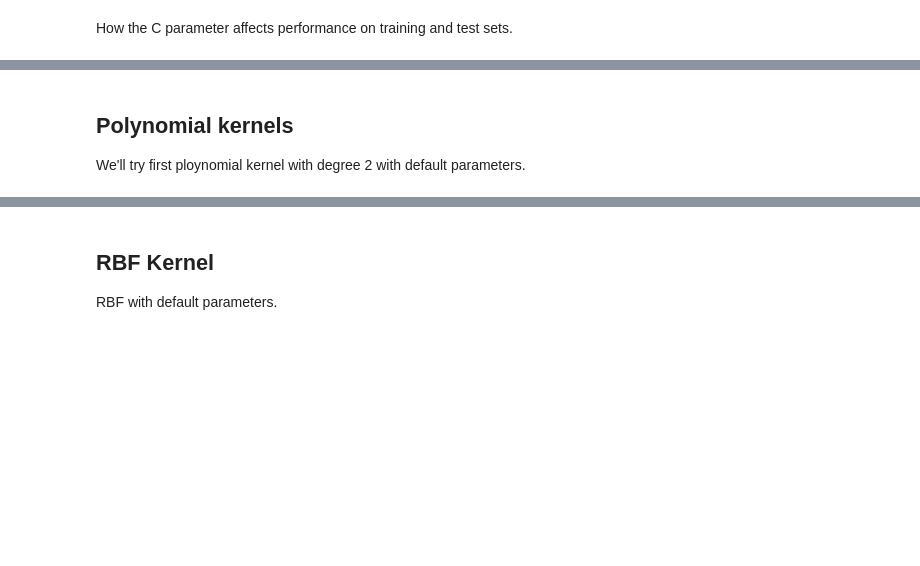
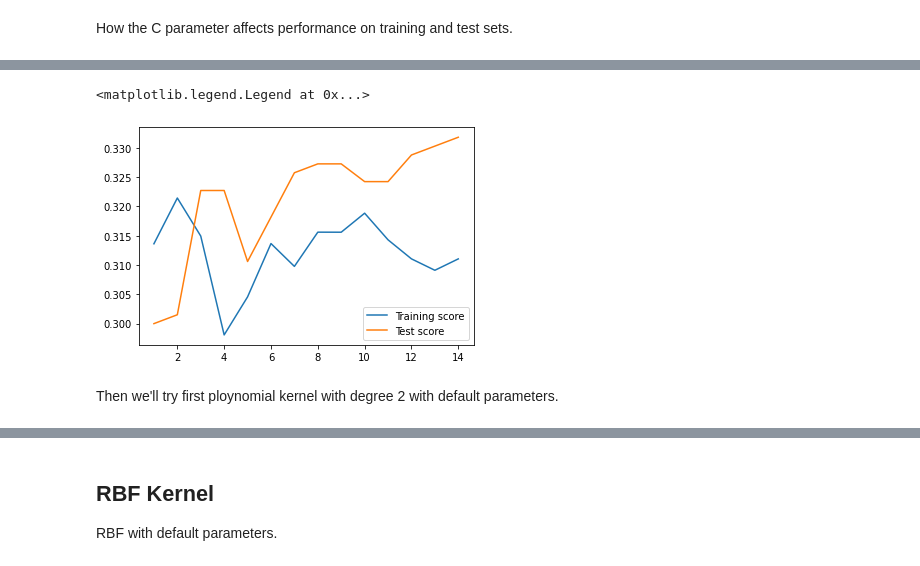
Before and after one commit to Asocsar/MD, a Jupyter notebook: Second_Part/SVM.ipynb, the cells around one changed output, grey strips where cells are left out. Saved outputs shown, nothing was run; the diff lists cells and outputs as text; code cells hidden in the pictures; blank space fills up the shorter version.

```diff
--- a/Second_Part/SVM.ipynb
+++ b/Second_Part/SVM.ipynb
@@ -118,0 +157,12 @@ plt.show()
+# %%
+l = []
+l2 = []
+for i in range(1, 15):
+    print("Results degree with", i, "degrees")
+    cvacc = cross_val_score(SVC(kernel='poly',degree =i) , X=X_train,  y=y_train, cv=cv_value, scoring='accuracy')
+    print('Acc. ',cv_value,'-fold cross on train data= ', cvacc.mean())
+    l = l + [cvacc.mean()]
+    knc = SVC(kernel='poly',degree =i)
+    knc.fit(X_train, y_train)
+    pred=knc.predict(X_test,)
+    l2 = l2 + [sklearn.metrics.accuracy_score(y_test, pred)]
@@ -119,6 +187,12 @@ plt.show()
+# %%
+plt.plot(range(1,15),l, label="Training score")
+plt.plot(range(1,15),l2, label="Test score")
+plt.legend(loc=4)
+# %% [output]
+<matplotlib.legend.Legend at 0x...>
+[figure, added]
 # %% [markdown]
-## Polynomial kernels
-We'll try first ploynomial kernel with degree 2 with default parameters.
+Then we'll try first ploynomial kernel with degree 2 with default parameters.
 # %%
 knc = SVC(kernel='poly',degree =2)
 knc.fit(X_train, y_train)
```
Also changed, not shown: parts of 15 cells of this notebook.
